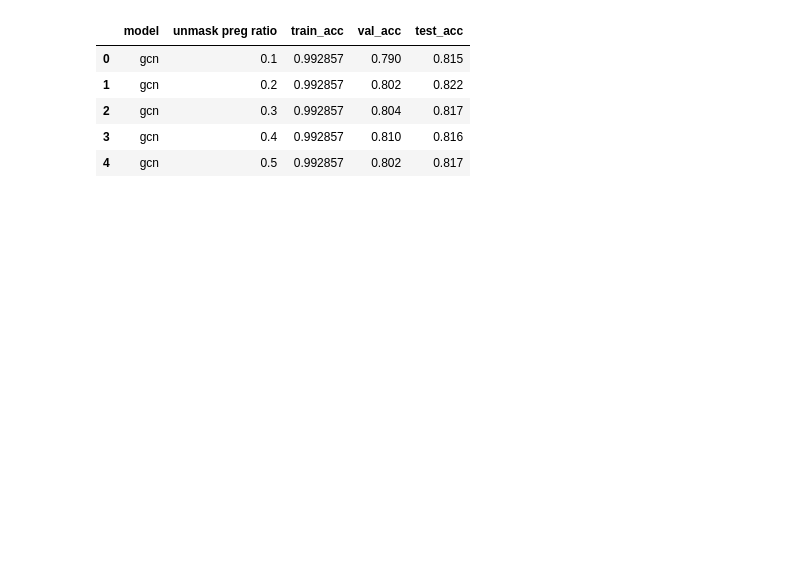
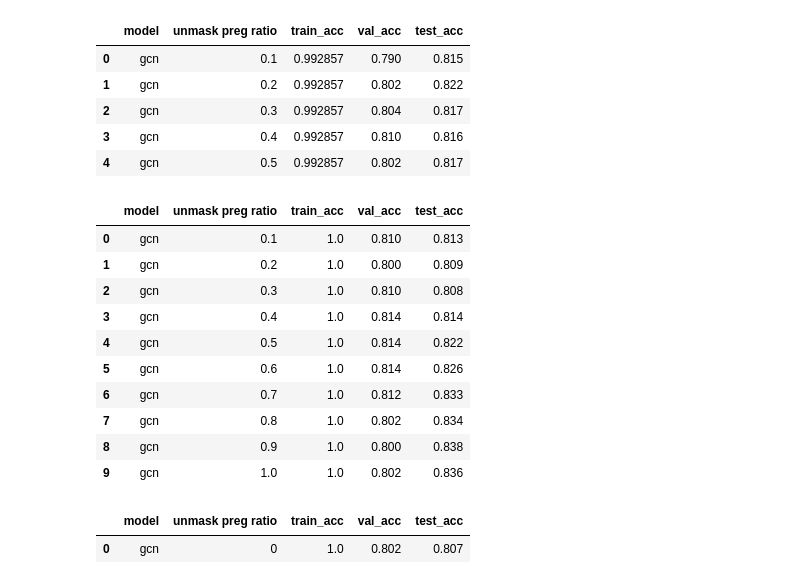
Before and after one commit to sandorfoldi/p-reg, a Jupyter notebook: notebooks/6.1-saf-fig2b.ipynb, the cells around one changed output. Cells and saved outputs as stored; diff of their text form; code cells hidden in the pictures; blank space fills up the shorter version.

```diff
--- a/notebooks/6.1-saf-fig2b.ipynb
+++ b/notebooks/6.1-saf-fig2b.ipynb
@@ -129,0 +160,20 @@ df.head()
+# %%
+df[df['model']=='gcn'].sort_index()[:10]
+# %% [output]
+|  | model | unmask preg ratio | train_acc | val_acc | test_acc |
+| 0 | gcn | 0.1 | 1.0 | 0.810 | 0.813 |
+| 1 | gcn | 0.2 | 1.0 | 0.800 | 0.809 |
+| 2 | gcn | 0.3 | 1.0 | 0.810 | 0.808 |
+| 3 | gcn | 0.4 | 1.0 | 0.814 | 0.814 |
+| 4 | gcn | 0.5 | 1.0 | 0.814 | 0.822 |
+| 5 | gcn | 0.6 | 1.0 | 0.814 | 0.826 |
+| 6 | gcn | 0.7 | 1.0 | 0.812 | 0.833 |
+| 7 | gcn | 0.8 | 1.0 | 0.802 | 0.834 |
+| 8 | gcn | 0.9 | 1.0 | 0.800 | 0.838 |
+| 9 | gcn | 1.0 | 1.0 | 0.802 | 0.836 |
+# %%
+_ = pd.DataFrame()
+_.append({'model': 'gcn', 'unmask preg ratio': 0, 'train_acc': 1.0, 'val_acc': 0.802, 'test_acc': 0.807}, ignore_index=True)
+# %% [output]
+|  | model | unmask preg ratio | train_acc | val_acc | test_acc |
+| 0 | gcn | 0 | 1.0 | 0.802 | 0.807 |
```
Also changed, not shown: parts of 7 cells of this notebook, 24 other files.
